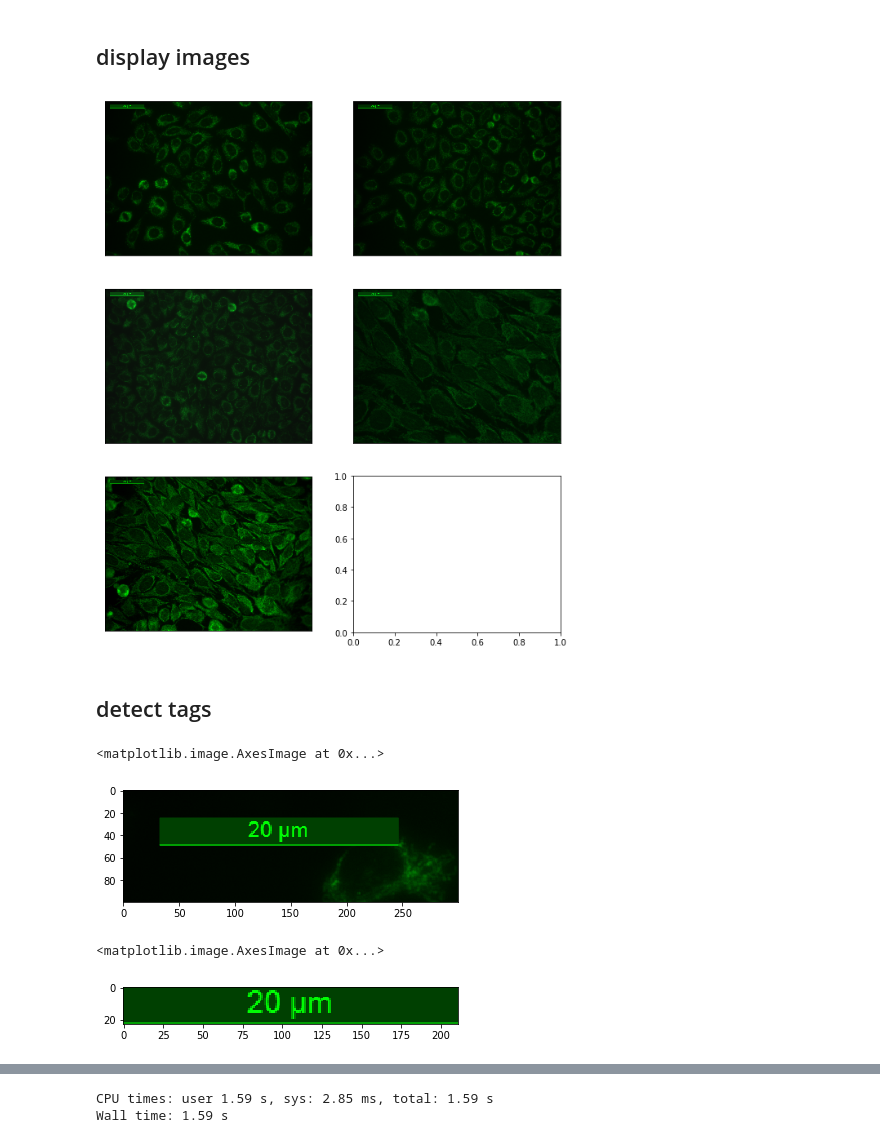
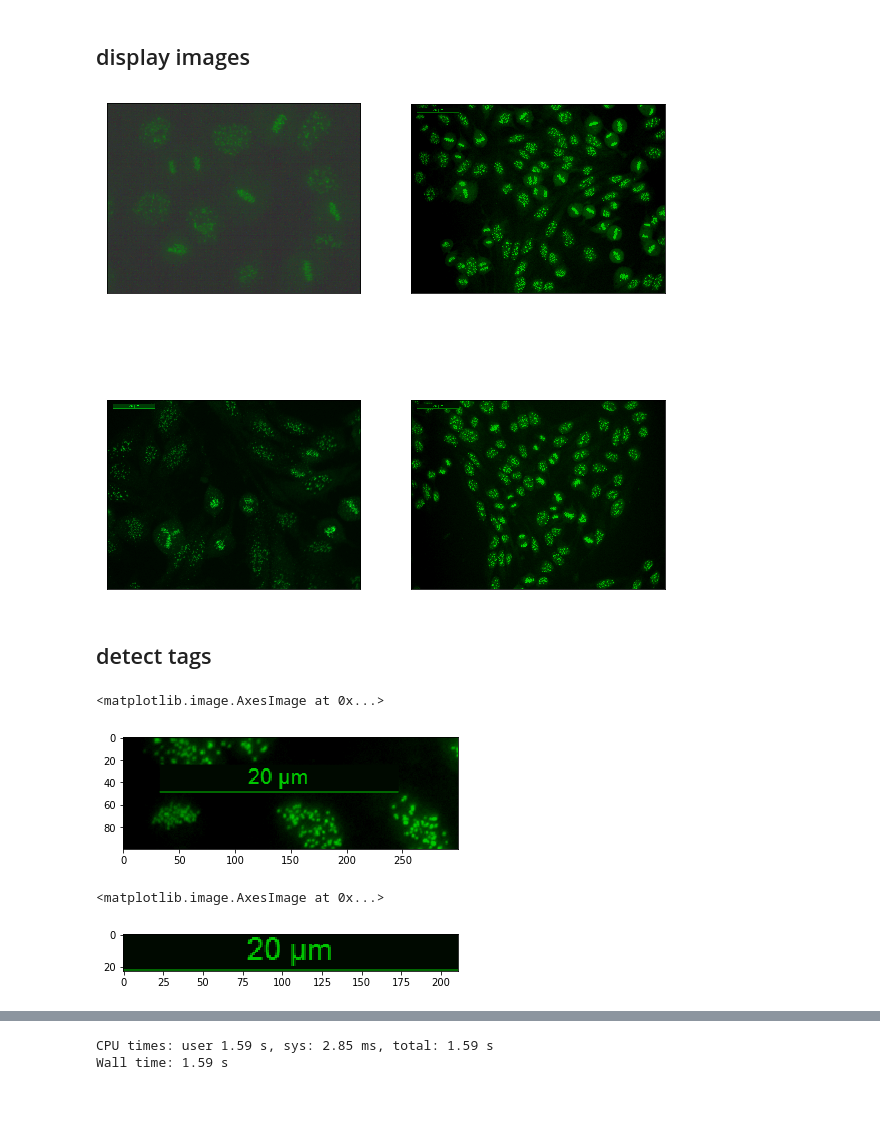
Before and after one commit to mszpyrka/AGH-AntinuclearAntibodiesClassification, a Jupyter notebook: preprocessing/files-cleaning.ipynb, the cells around one changed output, grey strips where cells are left out. Saved outputs shown, nothing was run; the diff lists cells and outputs as text; code cells hidden in the pictures; blank space fills up the shorter version.

```diff
--- a/preprocessing/files-cleaning.ipynb
+++ b/preprocessing/files-cleaning.ipynb
@@ -14,15 +15,16 @@ from scipy.ndimage import (gaussian_gradient_magnitude, sobel, binary_dilation,
 ## mirror directory structure, create workspace dirs
 # %%
 # original dataset:
-src_dir = '/net/people/plgmatisz/antibodies/data/original/'
+src_dir = str(Path('../../data/original').resolve())
 
 # in this directory there will be crated two subtrees,
 # one for renamed original files, the other one for numpy
 # format representation of cleaned dataset
-workspace_dir = '/net/scratch/people/plgmatisz/antibodies/'
+scratch_root = os.environ['SCRATCH']
+workspace_dir = str(Path(f'{scratch_root}/antibodies').resolve())
 
-renamed_dir = os.path.join(workspace_dir, 'renamed')
-numpy_dir = os.path.join(workspace_dir, 'numpy')
+renamed_dir = workspace_dir + '/renamed/'
+numpy_dir = workspace_dir + '/numpy/'
 
 os.mkdir(renamed_dir, mode=0o700)
 os.mkdir(numpy_dir, mode=0o700)
@@ -37,18 +41,18 @@ for root, dirs, files in os.walk(src_dir):
 # %% [markdown]
 ## copy files, delete whitespaces
 # %%
-%%time
-
 for root, dirs, files in os.walk(src_dir):
 
     relative_root = root.split(src_dir)[-1]
+
+    print(relative_root)
 
     for f in files:
         old_fname = f.replace(' ', '\ ')
         new_fname = f.replace(' ', '')
 
         src_path = os.path.join(root, old_fname)
-        dest_path = os.path.join(renamed_dir, relative_root, new_fname)
+        dest_path = f'{renamed_dir}/{relative_root}/{new_fname}'
 
         os.system(f'cp {src_path} {dest_path}')
 # %% [output]
@@ -107,20 +117,20 @@ def display_batch(imgs, rows, cols, wh=None, **plot_kwargs):
 
     plt.show()
 # %%
-ama_batch = loaded['AMA']
-display_batch(ama_batch, rows=3, cols=2, wh=(10, 12))
+aca_batch = loaded['ACA']
+display_batch(aca_batch, rows=2, cols=2, wh=(10, 10))
 # %% [output]
-[figure, old version]
+[figure, new version]
 # %% [markdown]
 ## detect tags
 # %%
-plt.imshow(ama_batch[0][:100, :300])
+plt.imshow(aca_batch[1][:100, :300])
 # %% [output]
 <matplotlib.image.AxesImage at 0x...>
-[figure, old version]
+[figure, new version]
 # %%
-tag_template = ama_batch[0][26:49, 34:245]
+tag_template = aca_batch[1][26:49, 34:245]
 plt.imshow(tag_template)
 # %% [output]
 <matplotlib.image.AxesImage at 0x...>
-[figure, old version]
+[figure, new version]
```
Also changed, not shown: parts of 10 cells of this notebook.
